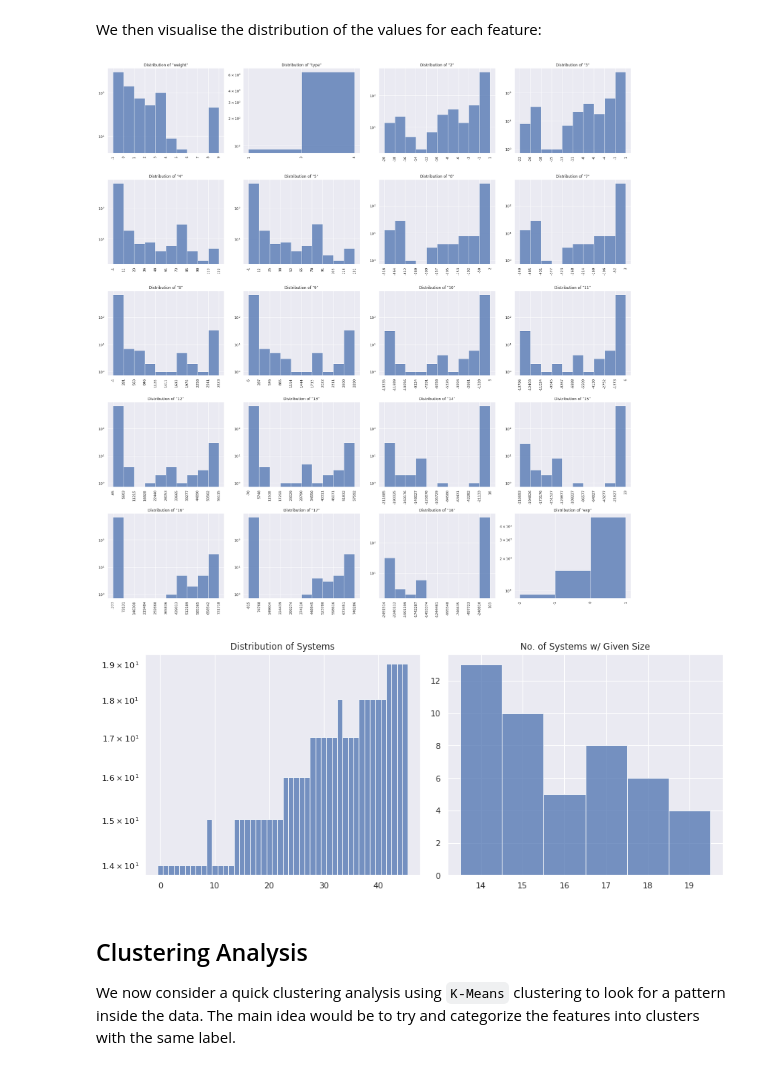
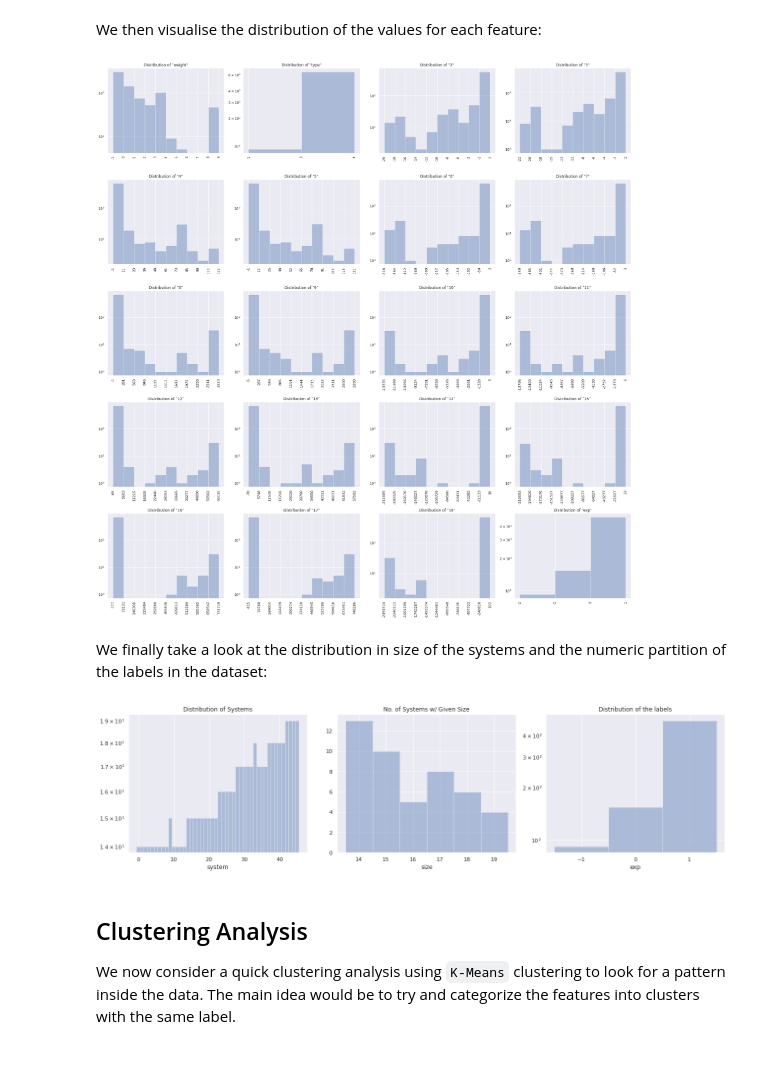
Before and after one commit to thesfinox/ml-sft-trunc, a Jupyter notebook: sft_level_trunc.ipynb, the cells around one changed output. Cells and saved outputs as stored; diff of their text form; code cells hidden in the pictures.

```diff
--- a/sft_level_trunc.ipynb
+++ b/sft_level_trunc.ipynb
@@ -442,7 +441,7 @@ plt.close(corr_mat_fig)
 We then visualise the distribution of the values for each feature:
 # %%
 # define a version of the dataframe with only useful column for the plot
-df_feature_plot = df.drop(columns=['init', 'system'])
+df_feature_plot = df.drop(columns = ['init', 'system'])
 
 # define a function to draw one single plot given a feature column and the no. of bins
 def digitize_plot(feature, n_bins, ax):
@@ -461,13 +460,13 @@ def digitize_plot(feature, n_bins, ax):
 
     # labels and bins
     labels, bins = pd.cut(feature, #------------------------------ the column to digitize
-                          bins = n_bins, #------------------------ the no. of bins to create
-                          labels = range(n_bins), #--------------- call the labels sequentially
+                          bins    = n_bins, #--------------------- the no. of bins to create
+                          labels  = range(n_bins), #-------------- call the labels sequentially
                           retbins = True #------------------------ return also the bins
                          )
 
     # plot the histogram
-    ax.hist(labels, bins = range(n_bins + 1), alpha = 0.75)
+    sns.distplot(labels, bins = range(n_bins + 1), kde = False, axlabel = False, ax = ax)
     ax.set_title('Distribution of "{}"'.format(feature.name))
     ax.set_xticks(range(n_bins + 1))
     ax.set_xticklabels(np.floor(bins).astype(int), rotation = 90)
@@ -484,47 +483,63 @@ n_bins = 10
 features = np.array(df_feature_plot.columns).reshape(nrows, ncols)
 
 # create the plot
-distr_feature_fig, distr_feature_plot = plt.subplots(ncols = ncols, nrows = nrows, figsize=(ncols * PLT_WIDTH, nrows * PLT_HEIGHT))
+distr_feature_fig, distr_feature_plot = plt.subplots(ncols = ncols, nrows = nrows, figsize = (ncols * PLT_WIDTH, nrows * PLT_HEIGHT))
 
 for i in range(nrows):
     for j in range(ncols):
         digitize_plot(df_feature_plot[features[i,j]], n_bins, distr_feature_plot[i,j])
 
 distr_feature_fig.tight_layout()
-distr_feature_fig.savefig(path.join(IMG_PATH, 'distr_feature.pdf'), dpi=300, format='pdf')
-distr_feature_fig.savefig(path.join(IMG_PATH, 'distr_feature.jpg'), dpi=300, format='jpg', quality=95, optimize=True, progressive=True)
+distr_feature_fig.savefig(path.join(IMG_PATH, 'distr_feature.pdf'), dpi = 300, format = 'pdf')
+distr_feature_fig.savefig(path.join(IMG_PATH, 'distr_feature.jpg'), dpi = 300, format = 'jpg', quality = 95, optimize = True, progressive = True)
 plt.show()
 plt.close(distr_feature_fig)
 # %% [output]
-[figure, old version]
+[figure, new version]
+# %% [markdown]
+We finally take a look at the distribution in size of the systems and the numeric partition of the labels in the dataset:
 # %%
 nrows = 1
-ncols = 2
-system_distr_fig, system_distr_plot = plt.subplots(nrows = nrows, ncols = ncols, figsize=(ncols * PLT_WIDTH, nrows * PLT_HEIGHT))
+ncols = 3
+system_distr_fig, system_distr_plot = plt.subplots(nrows = nrows, ncols = ncols, figsize = (ncols * PLT_WIDTH, nrows * PLT_HEIGHT))
 
+system_data = df['system']
 system_distr_plot[0].set(yscale = 'log', title = 'Distribution of Systems')
-system_data = df['system']
-system_distr_plot[0].hist(system_data,
-                          bins = range(system_data.min(), system_data.max() + 2),
-                          align = 'left',
-                          alpha = 0.75
-                         )
+sns.distplot(system_data,
+             bins     = range(system_data.min(), system_data.max() + 2),
+             hist_kws = {'align': 'left'},
+             kde      = False,
+             axlabel  = 'system',
+             ax       = system_distr_plot[0]
+            )
 
+size_data = df.groupby(by='system').count().max(axis = 1)
 system_distr_plot[1].set(title = 'No. of Systems w/ Given Size')
-size_data = df.groupby(by='system').count().max(axis=1)
-system_distr_plot[1].hist(size_data,
-                          bins = range(size_data.min(), size_data.max() + 2),
-                          align = 'left',
-                          alpha = 0.75
-                         )
+sns.distplot(size_data,
+             bins     = range(size_data.min(), size_data.max() + 2),
+             hist_kws = {'align': 'left'},
+             kde      = False,
+             axlabel  = 'size',
+             ax       = system_distr_plot[1]
+            )
+
+labels_data = df['exp']
+system_distr_plot[2].set(yscale = 'log', title = 'Distribution of the labels', xticks = range(labels_data.min(), labels_data.max() + 1))
+sns.distplot(labels_data,
+             bins     = range(labels_data.min(), labels_data.max() + 2),
+             hist_kws = {'align': 'left'},
+             kde      = False,
+             axlabel  = 'exp',
+             ax       = system_distr_plot[2]
+            )
 
 system_distr_fig.tight_layout()
-system_distr_fig.savefig(path.join(IMG_PATH, 'system_distr.pdf'), dpi=300, format='pdf')
-system_distr_fig.savefig(path.join(IMG_PATH, 'system_distr.jpg'), dpi=300, format='jpg', quality=95, optimize=True, progressive=True)
+system_distr_fig.savefig(path.join(IMG_PATH, 'system_distr.pdf'), dpi = 300, format = 'pdf')
+system_distr_fig.savefig(path.join(IMG_PATH, 'system_distr.jpg'), dpi = 300, format = 'jpg', quality = 95, optimize = True, progressive = True)
 plt.show()
 plt.close(system_distr_fig)
 # %% [output]
-[figure, old version]
+[figure, new version]
 # %% [markdown]
 ## Clustering Analysis
 
```
Also changed, not shown: parts of 67 cells of this notebook, 4 other files.
